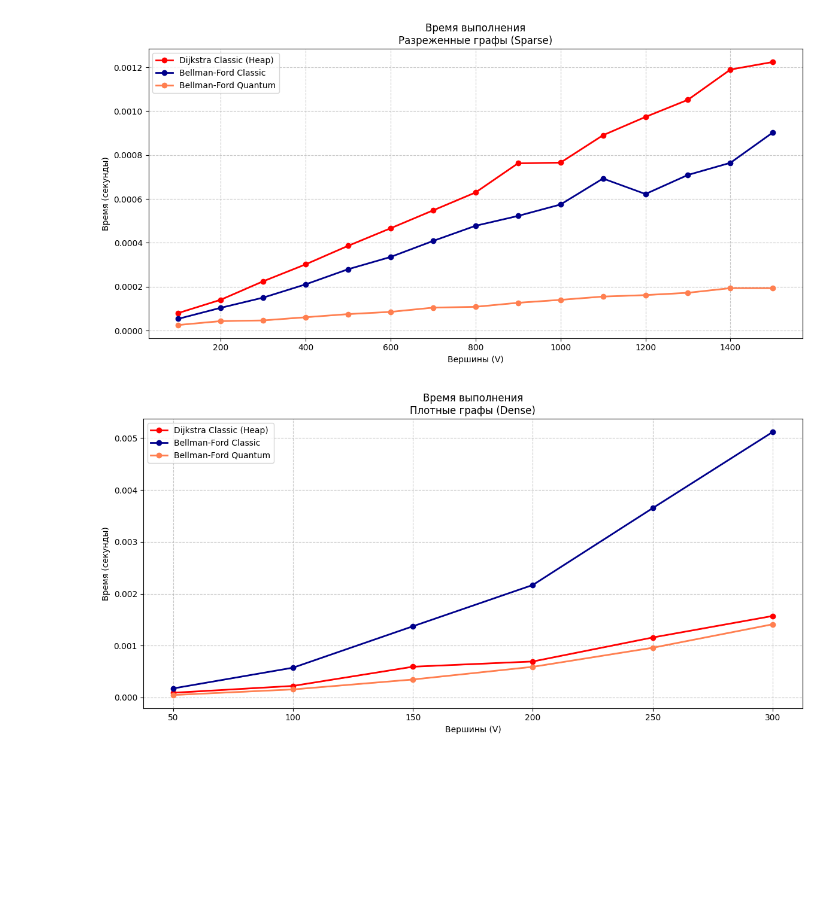
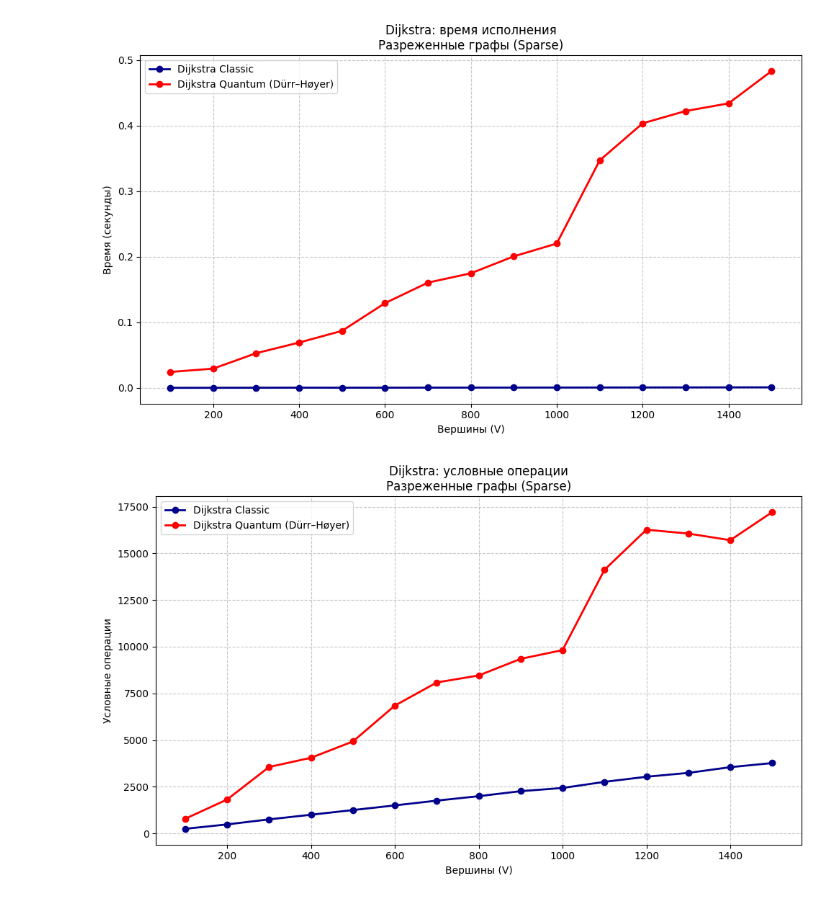
Before and after one commit to Krahjotdaan/quantum-approach-on-classic-algorithms, a Jupyter notebook: shortest_ways.ipynb, the cells around one changed output. Drawn from its saved outputs; the diff is of its cells as text; code cells hidden in the pictures; blank space fills up the shorter version.

```diff
--- a/shortest_ways.ipynb
+++ b/shortest_ways.ipynb
@@ -159,20 +80,0 @@ def quantum_min_search(distances: list, visited: list):
-# %%
-def dijkstra_quantum(adj_list, start_node):
-    global ops_count
-    reset_ops()
-
-    n = len(adj_list)
-    dist = [float('inf')] * n
-    visited = [False] * n
-    dist[start_node] = 0
-
-    for _ in range(n):
-        u = quantum_min_search(dist, visited)
-        if u == -1 or dist[u] == float('inf'): break
-        visited[u] = True
-
-        for v, w in adj_list[u]:
-            if not visited[v] and dist[u] + w < dist[v]:
-                dist[v] = dist[u] + w
-
-    return dist, ops_count
@@ -312,5 +80,0 @@ plot_results(filtered_res)
-# %%
-plot_time(filtered_res)
-# %% [output]
-[figure, removed]
-[figure, removed]
@@ -327,0 +81,10 @@ res1 = run_experiment(algos1)
+# %%
+files_by_type = list_dataset_files(BASE_DIR)
+
+dijkstra_classic_res = measure_algorithm(dijkstra_classic_heap, files_by_type, dijkstra_input)
+dijkstra_quantum_res = measure_algorithm(dijkstra_quantum, files_by_type, dijkstra_input)
+
+plot_comparison(dijkstra_classic_res, dijkstra_quantum_res, "Dijkstra")
+# %% [output]
+[figure, added]
+[figure, added]
```
Also changed, not shown: parts of 29 cells of this notebook, 10 other files.
